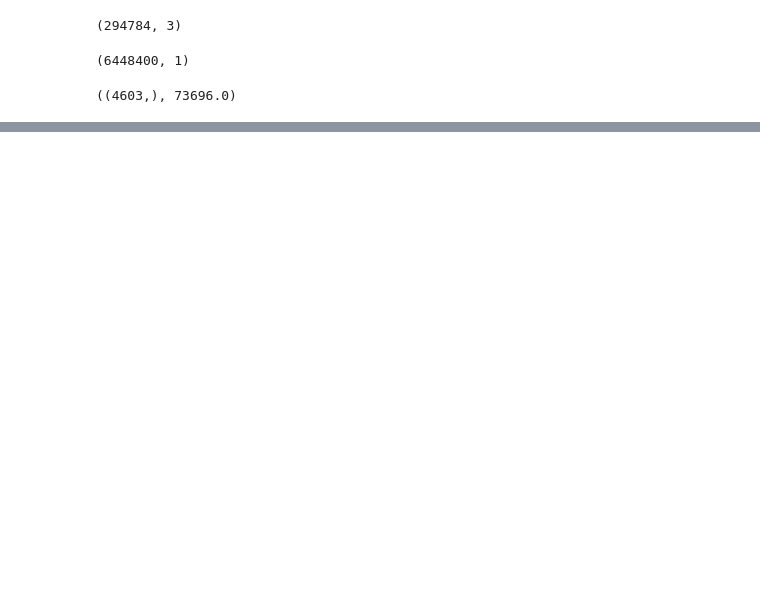
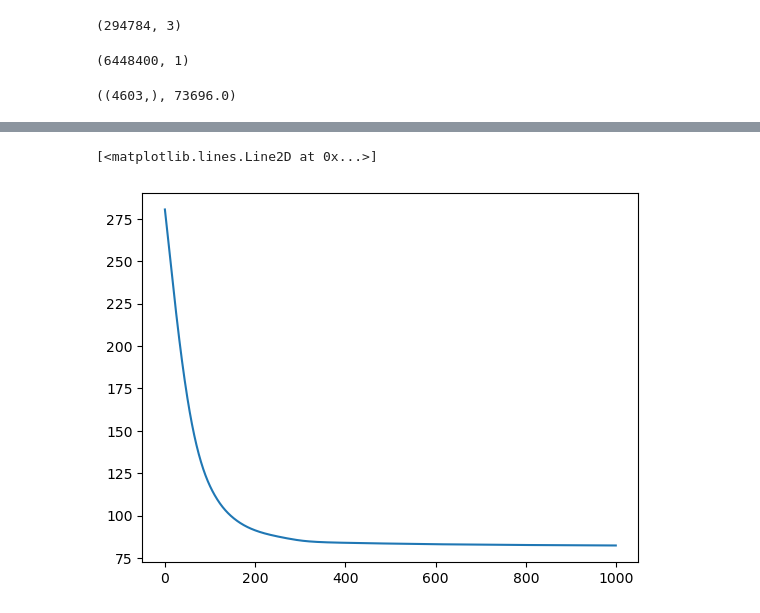
Before and after one commit to mdaudsheikh/KID-PPG, a Jupyter notebook: src/ppg_to_hr_notebook.ipynb, the cells around one changed output, grey strips where cells are left out. Cells and saved outputs as stored; diff of their text form; code cells hidden in the pictures; blank space fills up the shorter version.

```diff
--- a/src/ppg_to_hr_notebook.ipynb
+++ b/src/ppg_to_hr_notebook.ipynb
@@ -60,0 +250,5 @@ data["label"].shape, len(data["signal"]["wrist"]["BVP"]) / 8
+# %%
+plt.plot(range(epochs), loss_list)
+# %% [output]
+[<matplotlib.lines.Line2D at 0x...>]
+[figure, added]
```
Also changed, not shown: parts of 6 cells of this notebook, 8 other files.
